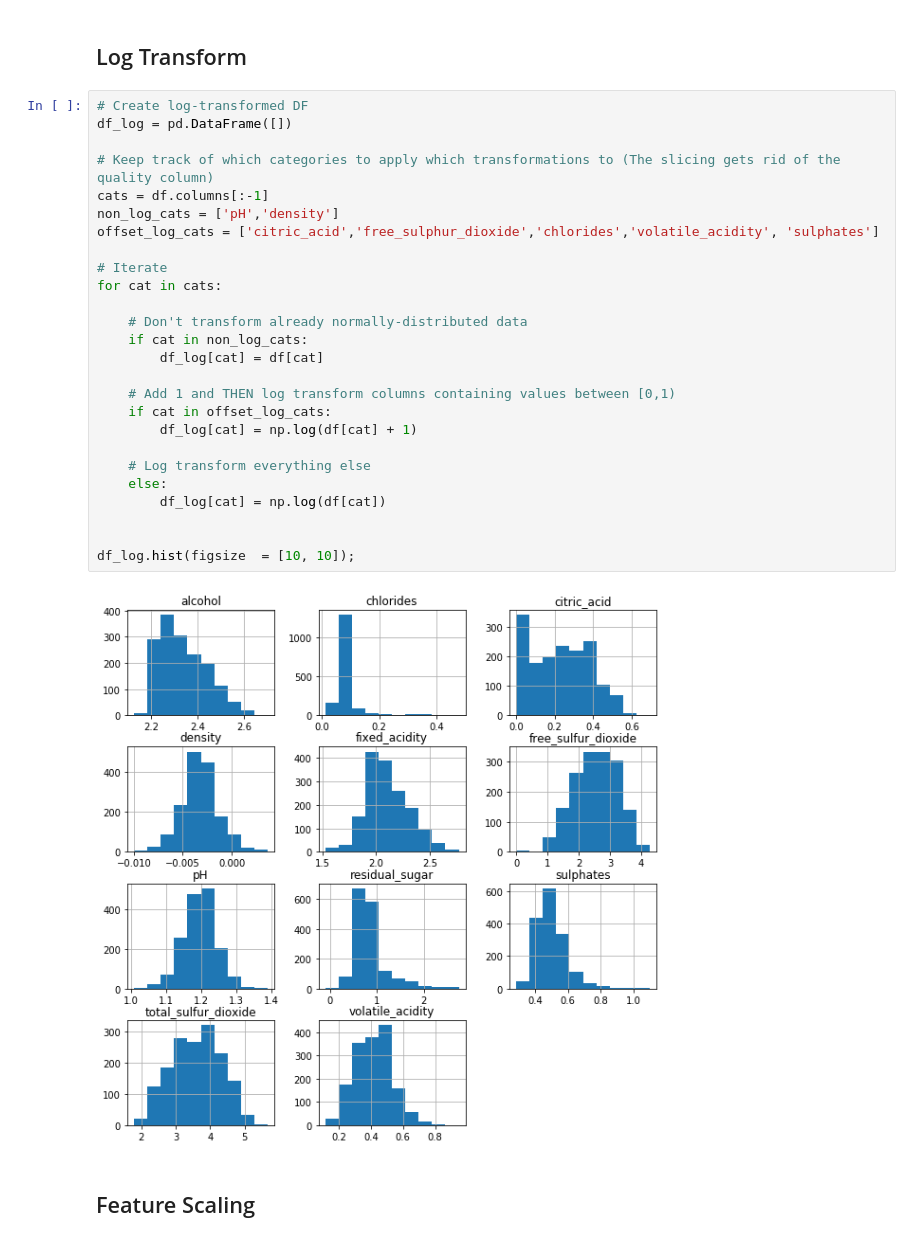
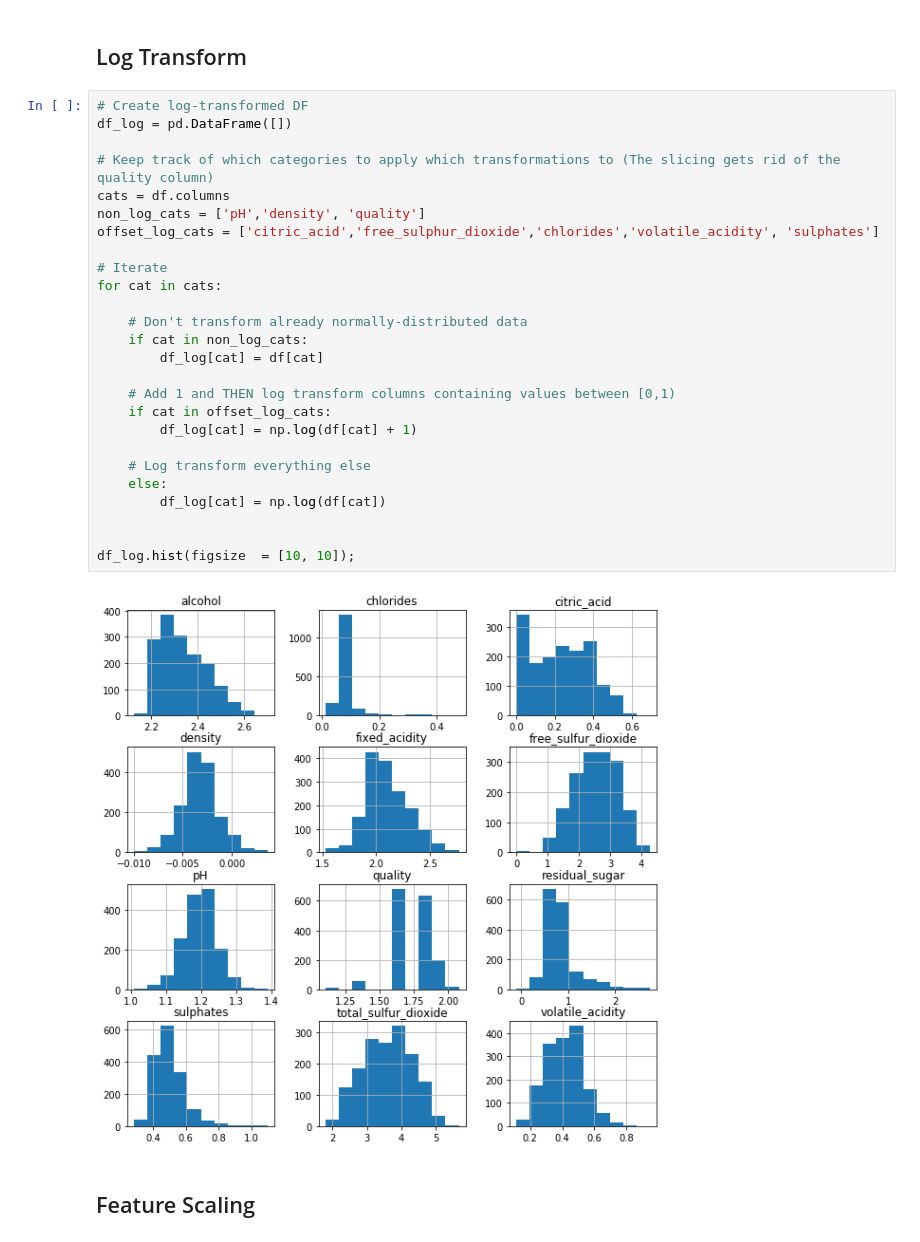
Before and after one commit to ayalasm/mod_4_project, a Jupyter notebook: red_wine_quality_dave.ipynb, the cells around one changed output. Saved outputs shown, nothing was run; the diff lists cells and outputs as text.

```diff
--- a/red_wine_quality_dave.ipynb
+++ b/red_wine_quality_dave.ipynb
@@ -82,31 +94,31 @@ The quality column has mostly values at 5 or 6, which probably won't tell us muc
 # %%
 # Create log-transformed DF
 df_log = pd.DataFrame([])
 
 # Keep track of which categories to apply which transformations to (The slicing gets rid of the quality column)
-cats = df.columns[:-1]
-non_log_cats = ['pH','density']
+cats = df.columns
+non_log_cats = ['pH','density', 'quality']
 offset_log_cats = ['citric_acid','free_sulphur_dioxide','chlorides','volatile_acidity', 'sulphates']
 
 # Iterate
 for cat in cats:
 
     # Don't transform already normally-distributed data
     if cat in non_log_cats:
         df_log[cat] = df[cat]
 
     # Add 1 and THEN log transform columns containing values between [0,1)
     if cat in offset_log_cats:
         df_log[cat] = np.log(df[cat] + 1)
 
     # Log transform everything else
     else:
         df_log[cat] = np.log(df[cat])
 
 
 df_log.hist(figsize  = [10, 10]);
 # %% [output]
-[figure, old version]
+[figure, new version]
 # %% [markdown]
 ## Feature Scaling
 # %% [markdown]
```
Also changed, not shown: parts of 31 cells of this notebook.
